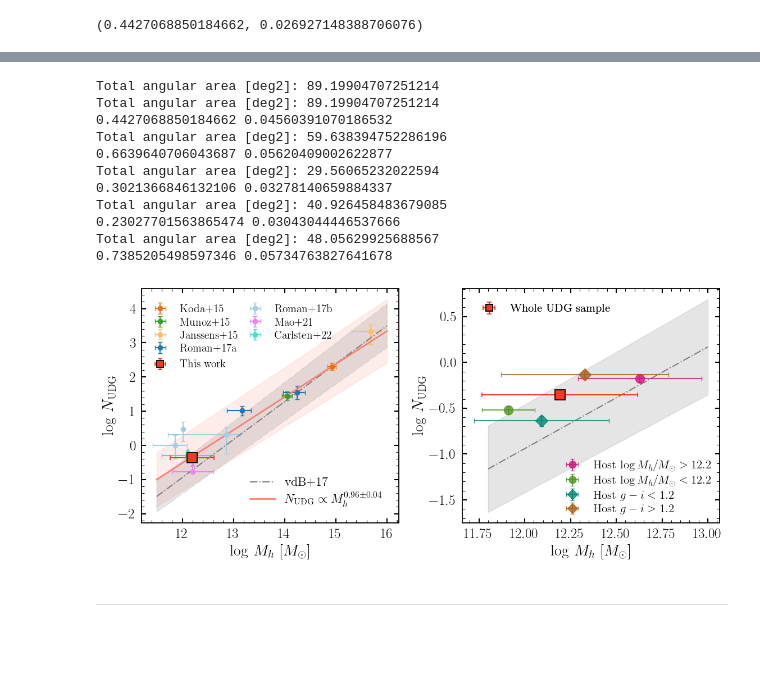
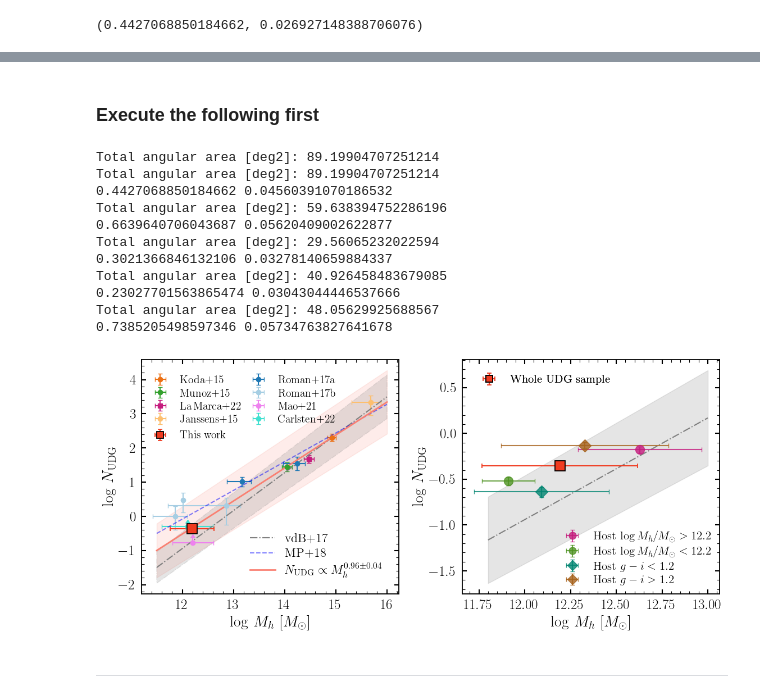
Before and after one commit to AstroJacobLi/kuaizi, a Jupyter notebook: diezi/scarlet_modeling/nsa_z002_004/UDG/UDG_number_host_mass.ipynb, the cells around one changed output, grey strips where cells are left out. Drawn from its saved outputs; the diff is of its cells as text; code cells hidden in the pictures; blank space fills up the shorter version.

```diff
--- a/diezi/scarlet_modeling/nsa_z002_004/UDG/UDG_number_host_mass.ipynb
+++ b/diezi/scarlet_modeling/nsa_z002_004/UDG/UDG_number_host_mass.ipynb
@@ -118,6 +119,9 @@ Munoz = [14.047297297297298, 1.4501108647450112]
 Munoz_xerr = 0.10
 Munoz_yerr = 0.13
 
+Hydra = [np.log10(2.1 * 1e14 * (0.7**(-1))), np.log10(48)]
+Hydra_xerr = 0.1
+Hydra_yerr = 1.3 * 10 / 48 / np.log(10)
 
 SAGA_mao = [np.log10(1.6e12), np.log10(6 / 36)]
 SAGA_mao_xerr = 0.4
@@ -151,3 +229,5 @@ n_udg, n_udg_std
+# %% [markdown]
+### Execute the following first
 # %%
 fig, [ax1, ax2] = plt.subplots(1, 2, figsize=(11.5, 5.3))
 
@@ -164,6 +244,11 @@ plt.errorbar(*Munoz,
              xerr=np.array(Munoz_xerr),
              yerr=Munoz_yerr,
              fmt='o', label='Munoz+15', color=colors[3])
+
+plt.errorbar(*Hydra,
+             xerr=np.array(Hydra_xerr),
+             yerr=Hydra_yerr,
+             fmt='s', label='La\,Marca+22', color='#c51b7d')
 
 plt.errorbar(np.array(Janssens)[:, 0], np.array(Janssens)[:, 1],
              xerr=np.abs(np.array(Janssens_xerr)).T,
@@ -213,6 +298,9 @@ plt.errorbar(m_vir,
              yerr=[np.log10([n_udg]) - np.log10([n_udg - n_udg_std]),
                    np.log10([n_udg + n_udg_std]) - np.log10([n_udg])],
              fmt='s', ms=13, color='#f03b20', markeredgecolor='k', markeredgewidth=1.3, label='This work')
+Li = [m_vir, np.log10(n_udg)]
+Li_xerr = m_vir_std
+Li_yerr = np.log10(n_udg + n_udg_std) - np.log10(n_udg)
 
 # leg = plt.legend(loc=(0.02, 0.55), fontsize=15, markerscale=0.7)
 # ax1.add_artist(leg)
@@ -230,6 +318,14 @@ plt.fill_between(x, (1.11 + 0.04) * x + np.log10(19) - 1.11 * 14,
                  alpha=0.2, color='gray', interpolate=True, ls='-.', )
 plt.legend(handles=[line1[0]], loc='lower right')
 
+# Pina18 0.84 ± 0.07
+x = np.linspace(11.5, 16, 10)
+line_MP = plt.plot(x, 0.84 * x - 10.16, label='MP+18', ls='--', color='blue', alpha=0.5)
+# plt.fill_between(x, (1.11 + 0.04) * x + np.log10(19) - 1.11 * 14,
+#                  (1.11 - 0.04) * x + np.log10(19) - 1.11 * 14,
+#                  alpha=0.2, color='gray', interpolate=True, ls='-.', )
+# plt.legend(handles=[line1[0]], loc='lower right')
+
 
 # my own fits
 line2 = plt.plot(x, f(myoutput.beta, x), color='salmon', ls='-', lw=2,
@@ -238,7 +334,7 @@ plt.fill_between(x, f(beta + beta_std, x),
                  f(beta - beta_std, x), alpha=0.15, color='salmon',
                  ls='-', interpolate=True, zorder=0)
 
-plt.legend(handles=[line1[0], line2[0]], loc='lower right')
+plt.legend(handles=[line1[0], line_MP[0], line2[0]], loc='lower right')
 
 
 plt.xlabel(r'$\log\, M_{h}\ [M_\odot]$', fontsize=20)
@@ -283,6 +379,8 @@ Li_yerr = np.log10(n_udg + n_udg_std) - np.log10(n_udg)
 
 ##### Mass bin 1 #####
 _cuts_cat = cuts_cat[cuts_cat['host_halo_mass'] > 12.2]
+# _cuts_cat = cuts_cat[cuts_cat['host_stellar_mass'] <= 10.9]
+# print('experiment 10.9 cut')
 _udg_cat = udg_cat[np.in1d(udg_cat['viz-id'], _cuts_cat['viz-id'])]
 _, ind = np.unique(_cuts_cat['host_name'].data, return_index=True)
 total_area = (np.pi * (_cuts_cat['host_r_vir_ang'].data[ind]**2)).sum() # deg^2 #  - (3/60)**2
@@ -373,34 +471,34 @@ plt.errorbar(m_vir,
              fmt='D', ms=11, alpha=0.8, color='#a6611a', label=r'Host $g-i>1.2$')
 
 
 h1, l1 = ax2.get_legend_handles_labels()
 ax2.add_artist(ax2.legend(h1[1:], l1[1:], loc=(0.36, 0.01), fontsize=15, markerscale=0.8))
 ax2.add_artist(ax2.legend(h1[0:1], l1[0:1], loc=2, fontsize=15, markerscale=0.7))
 
 # plt.xlabel(r'$\log\, M_{h}\ [M_\odot]$')
 # plt.ylabel(r'$\log\, N_{\rm UDG}$')
 
 plt.xlabel(r'$\log\, M_{h}\ [M_\odot]$', fontsize=20)
 plt.ylabel(r'$\log\, N_{\rm UDG}$', fontsize=20)
 # plt.xticks([12, 13, 14, 15, 16])
 plt.tick_params(axis='both', which='major', labelsize=18)
 
 plt.tight_layout()
 plt.savefig('/tigress/jiaxuanl/public_html/figure/udg_paper/N_UDG_host_mass.pdf',
             bbox_inches='tight', dpi=100)
 # %% [output]
 Total angular area [deg2]: 89.19904707251214
 Total angular area [deg2]: 89.19904707251214
 0.4427068850184662 0.04560391070186532
 Total angular area [deg2]: 59.638394752286196
 0.6639640706043687 0.05620409002622877
 Total angular area [deg2]: 29.56065232022594
 0.3021366846132106 0.03278140659884337
 Total angular area [deg2]: 40.926458483679085
 0.23027701563865474 0.03043044446537666
 Total angular area [deg2]: 48.05629925688567
 0.7385205498597346 0.05734763827641678
-[figure, old version]
+[figure, new version]
 # %% [markdown]
 ---
 # %% [markdown]
```
Also changed, not shown: parts of 37 cells of this notebook, 6 other files.
